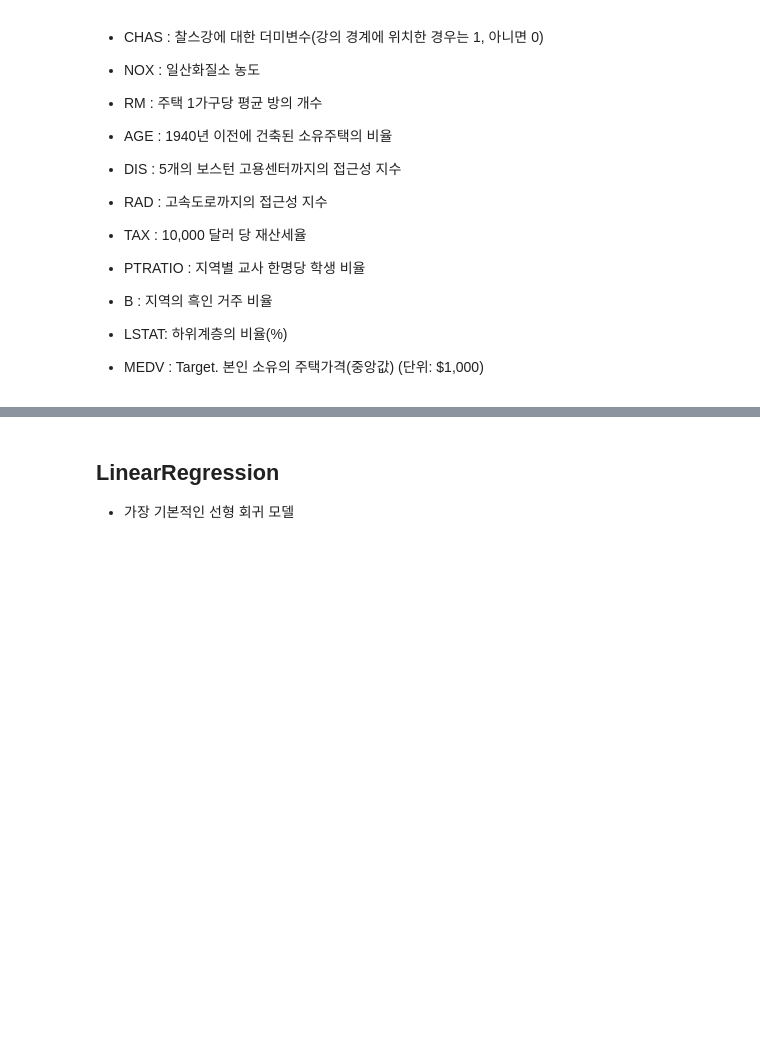
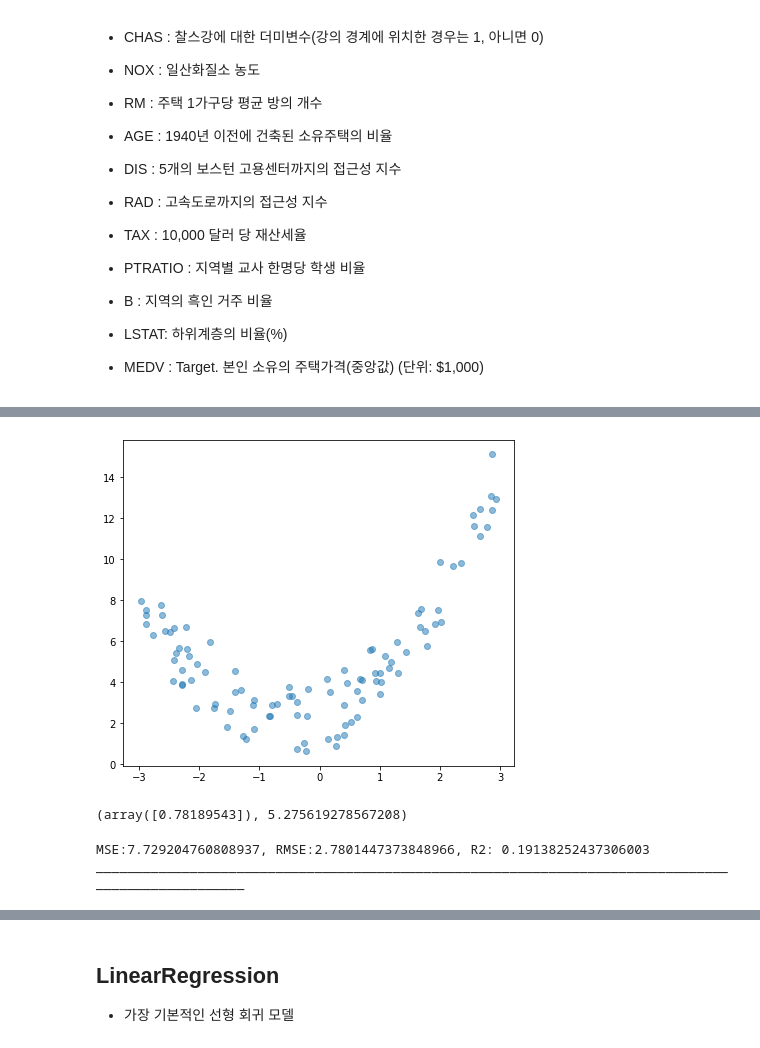
Before and after one commit to leejineui/Machine_Learning, a Jupyter notebook: 13_선형회귀.ipynb, the cells around one changed output, grey strips where cells are left out. Cells and saved outputs as stored; diff of their text form; code cells hidden in the pictures; blank space fills up the shorter version.

```diff
--- a/13_선형회귀.ipynb
+++ b/13_선형회귀.ipynb
@@ -46,0 +255,6 @@ $$
+# %%
+np.random.seed(0)
+m= 100 #데이터 개수
+X =6*np.random.rand(m,1) -3
+y=X**2 +X+2+np.random.normal(0.1,size=(m,1))
+y=y.flatten()
@@ -46,0 +291,23 @@ $$
+# %%
+plt.figure(figsize =(7,6))
+plt.scatter(X,y, alpha=0.5)
+plt.show()
+# %% [output]
+[figure, added]
+# %%
+lr =LinearRegression()
+lr.fit(X,y)
+lr.coef_,lr.intercept_
+
+#0.781 *X + 5.275 =pred
+# %% [output]
+(array([0.78189543]), 5.275619278567208)
+# %%
+# 평가
+pred = lr.predict(X)
+print_regression_metrics (y,pred)
+
+# MSE:7.729204760808937, RMSE:2.7801447373848966, R2: 0.19138252437306003    R2 : 평균을 썼을 때 보다 20퍼 정도만 좋다.  안좋은 모델
+# %% [output]
+MSE:7.729204760808937, RMSE:2.7801447373848966, R2: 0.19138252437306003
+____________________________________________________________________________________________________
```
Also changed, not shown: parts of 96 cells of this notebook, 10 other files.
